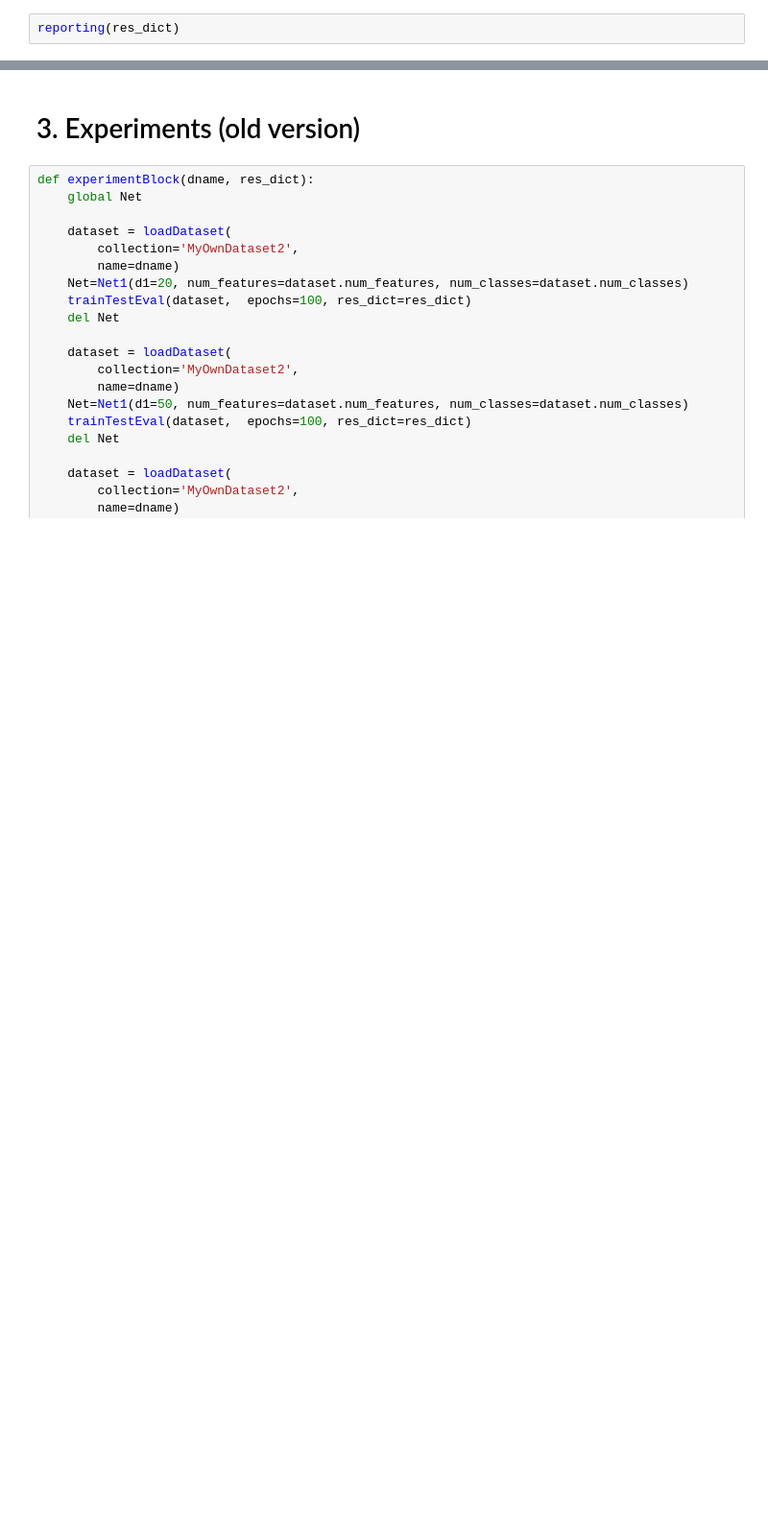
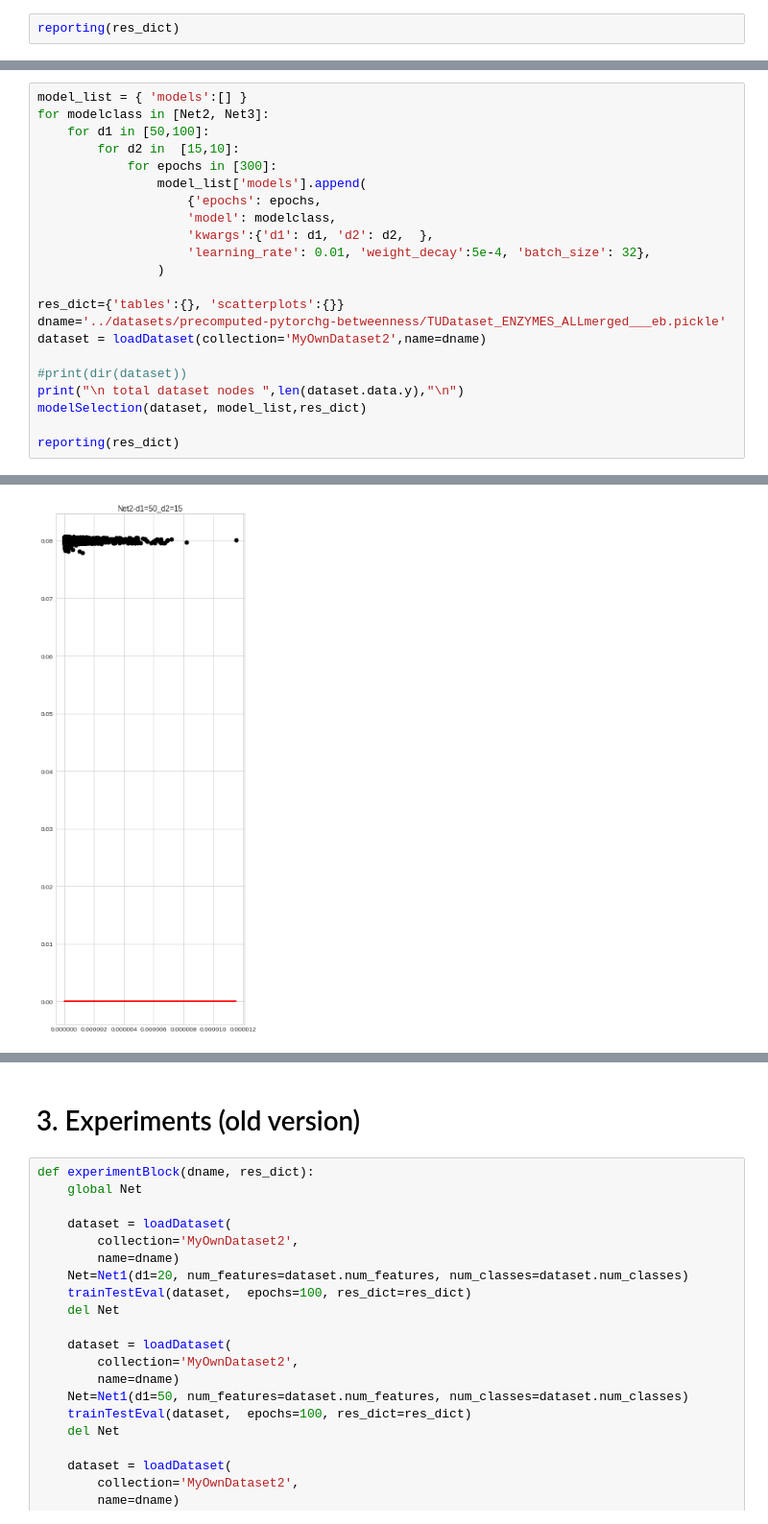
Before and after one commit to presmerats/GNN-MThesis, a Jupyter notebook: src/girvan-newman/TFM_edge_betweenness_training.ipynb, the cells around one changed output, grey strips where cells are left out. Shown at 96% size. Cells and saved outputs as stored; diff of their text form; blank space fills up the shorter version.

```diff
--- a/src/girvan-newman/TFM_edge_betweenness_training.ipynb
+++ b/src/girvan-newman/TFM_edge_betweenness_training.ipynb
@@ -96,0 +209,23 @@ reporting(res_dict)
+# %%
+model_list = { 'models':[] }
+for modelclass in [Net2, Net3]:
+    for d1 in [50,100]:
+    	for d2 in  [15,10]:
+	        for epochs in [300]:
+	            model_list['models'].append(
+	                {'epochs': epochs,
+	                'model': modelclass,
+	                'kwargs':{'d1': d1, 'd2': d2,  },
+	                'learning_rate': 0.01, 'weight_decay':5e-4, 'batch_size': 32},
+	            )
+
+res_dict={'tables':{}, 'scatterplots':{}}
+dname='../datasets/precomputed-pytorchg-betweenness/TUDataset_ENZYMES_ALLmerged___eb.pickle'
+dataset = loadDataset(collection='MyOwnDataset2',name=dname)
+
+#print(dir(dataset))
+print("\n total dataset nodes ",len(dataset.data.y),"\n")
+modelSelection(dataset, model_list,res_dict)
+
+reporting(res_dict)
+# %% [output]
@@ -96,0 +245 @@ reporting(res_dict)
+[figure, added]
```
Also changed, not shown: parts of 12 cells of this notebook, 33 other files.
